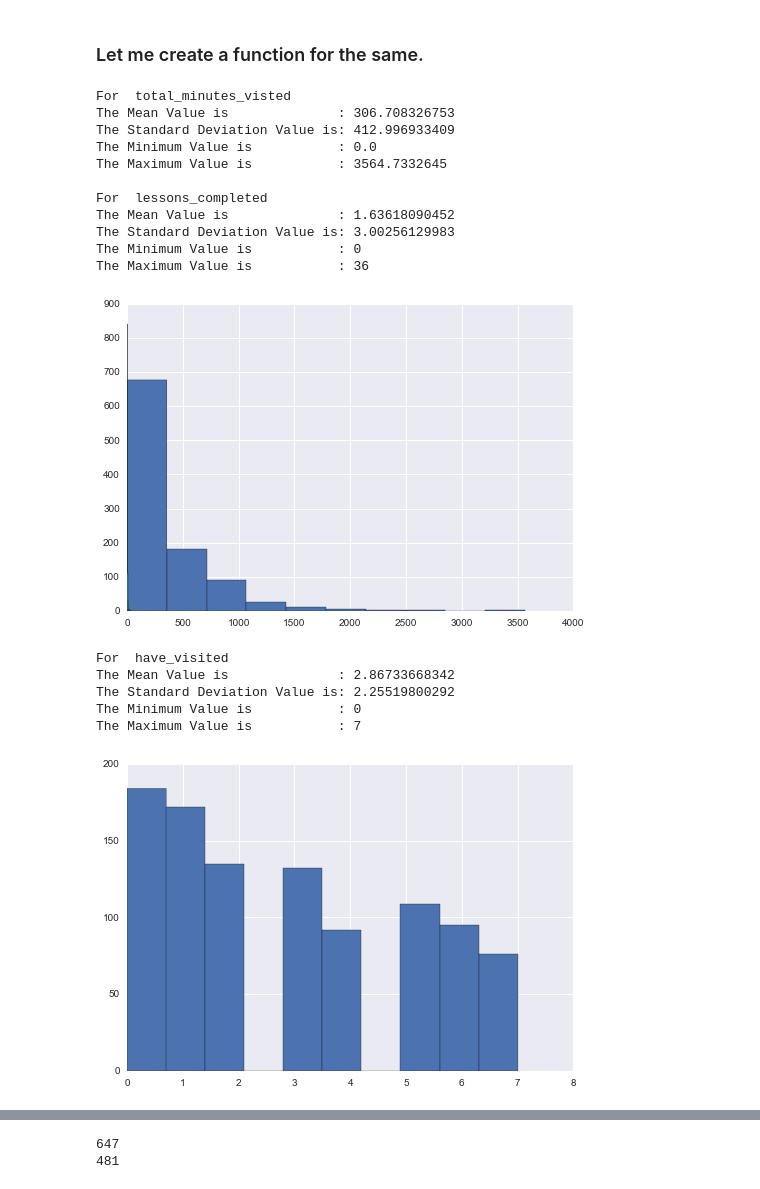
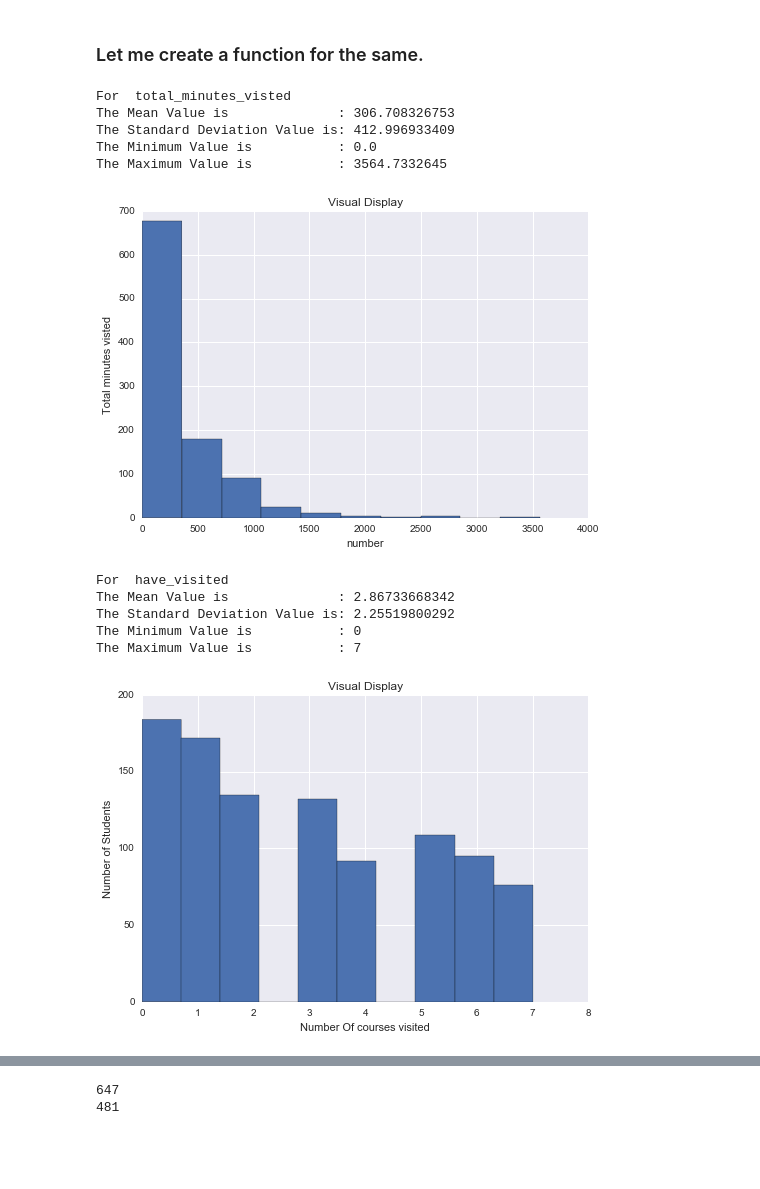
Before and after one commit to Anish-kr/Python_project_students_data, a Jupyter notebook: My_first_complete_report.ipynb, the cells around one changed output, grey strips where cells are left out. Saved outputs shown, nothing was run; the diff lists cells and outputs as text; code cells hidden in the pictures; blank space fills up the shorter version.

```diff
--- a/My_first_complete_report.ipynb
+++ b/My_first_complete_report.ipynb
@@ -456,38 +456,42 @@ def group_by_acc(data,key1):
 
     return total_counts
 
+
+
+def draw_hist(x,title1,ylabel1,xlabel1):
+    plt.hist(x)
+    # Chart title
+    plt.title(title1)
+    plt.xlabel(xlabel1)
+    plt.ylabel(ylabel1)
+
+
+
 import seaborn as sns
-def summarize(all_values, key_value):
+def summarize(all_values, key_value,title,ylabel1,xlabel1):
     print "For ",key_value," "
     print "The Mean Value is              :",np.mean(all_values)
     print "The Standard Deviation Value is:",np.std(all_values)
     print "The Minimum Value is           :",np.min(all_values)
     print "The Maximum Value is           :",np.max(all_values)
-    plt.hist(all_values)
+    draw_hist(all_values,title,ylabel1,xlabel1)
     print "                                      "
 
 
-summarize(group_by_acc(paid_engagement_in_first_week,'total_minutes_visited').values(),'total_minutes_visted')
-summarize(group_by_acc(paid_engagement_in_first_week,'lessons_completed').values(),'lessons_completed')
+summarize(  (group_by_acc(paid_engagement_in_first_week,'total_minutes_visited').values()) ,'total_minutes_visted','Visual Display','Total minutes visted','number')
 # %% [output]
 For  total_minutes_visted
 The Mean Value is              : 306.708326753
 The Standard Deviation Value is: 412.996933409
 The Minimum Value is           : 0.0
 The Maximum Value is           : 3564.7332645
-
-For  lessons_completed
-The Mean Value is              : 1.63618090452
-The Standard Deviation Value is: 3.00256129983
-The Minimum Value is           : 0
-The Maximum Value is           : 36
-[figure, old version]
+[figure, new version]
 # %%
-summarize(group_by_acc(paid_engagement_in_first_week,'have_visited').values(),'have_visited')
+summarize(group_by_acc(paid_engagement_in_first_week,'have_visited').values(),'have_visited','Visual Display','Number of Students','Number Of courses visited')
 # %% [output]
 For  have_visited
 The Mean Value is              : 2.86733668342
 The Standard Deviation Value is: 2.25519800292
 The Minimum Value is           : 0
 The Maximum Value is           : 7
-[figure, old version]
+[figure, new version]
```
Also changed, not shown: parts of 2 cells of this notebook, 1 other file.
